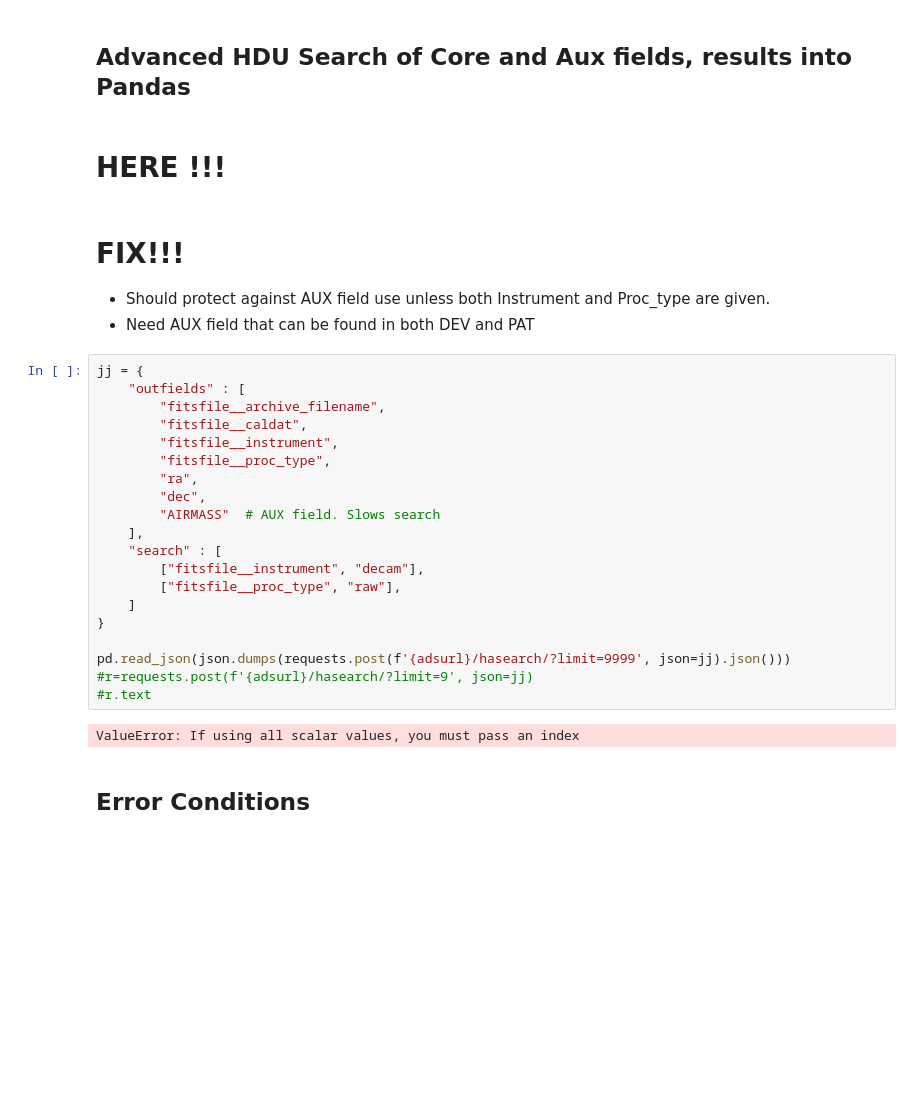
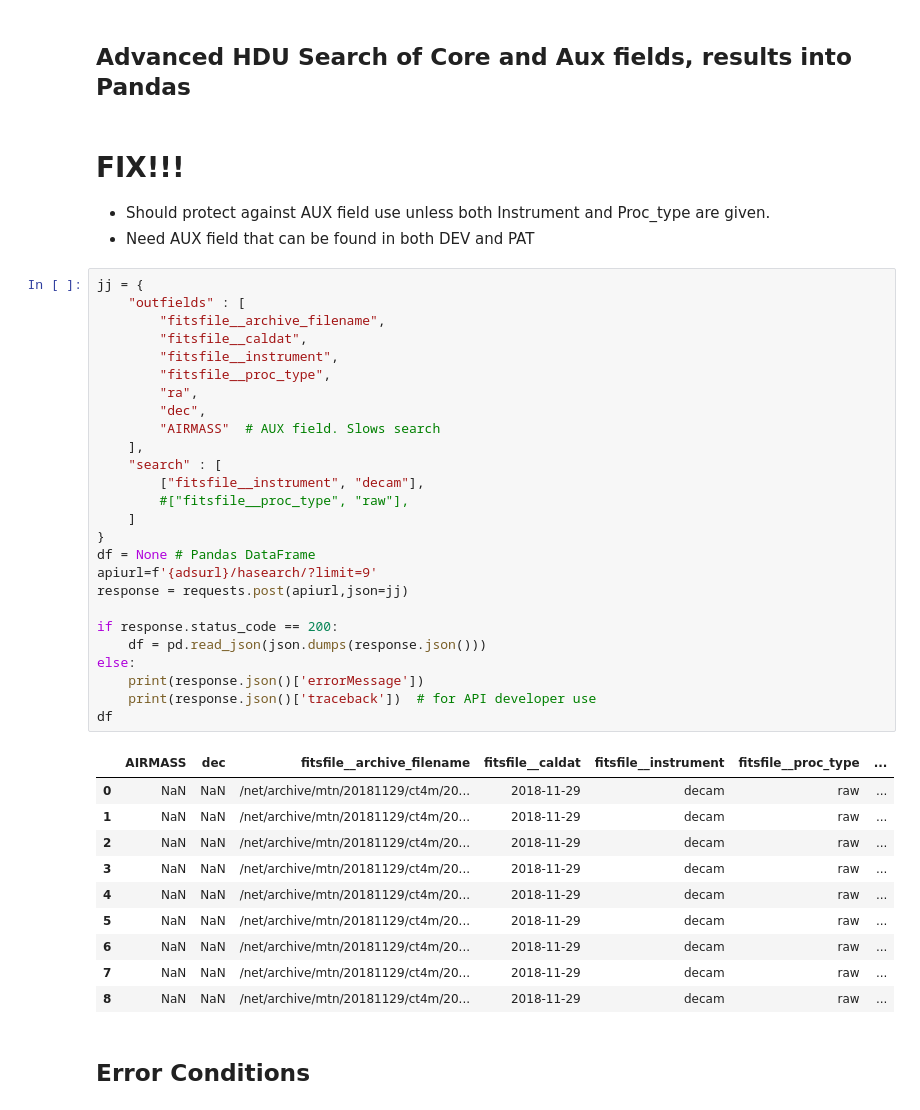
Before and after one commit to NOAO/nat-nb, a Jupyter notebook: advanced-search.ipynb, the cells around one changed output. Cells and saved outputs as stored; diff of their text form; blank space fills up the shorter version.

```diff
--- a/advanced-search.ipynb
+++ b/advanced-search.ipynb
@@ -369,8 +372,6 @@ requests.get(f'{adsurl}/aux_hdu_fields/decam/raw/').json()
  'XTENSION': 'str'}
 # %% [markdown]
 ## Advanced HDU Search of Core and Aux fields, results into Pandas <a id="hdu_search" />
-# %% [markdown]
-# HERE !!! <a id="here">
 # %% [markdown]
 # FIX!!!
 - Should protect against AUX field use unless both Instrument and Proc_type are given.
@@ -378,25 +379,40 @@ requests.get(f'{adsurl}/aux_hdu_fields/decam/raw/').json()
 # %%
 jj = {
     "outfields" : [
         "fitsfile__archive_filename",
         "fitsfile__caldat",
         "fitsfile__instrument",
         "fitsfile__proc_type",
         "ra",
         "dec",
         "AIRMASS"  # AUX field. Slows search
     ],
     "search" : [
         ["fitsfile__instrument", "decam"],
-        ["fitsfile__proc_type", "raw"],
+        #["fitsfile__proc_type", "raw"],
     ]
 }
+df = None # Pandas DataFrame
+apiurl=f'{adsurl}/hasearch/?limit=9'
+response = requests.post(apiurl,json=jj)
 
-pd.read_json(json.dumps(requests.post(f'{adsurl}/hasearch/?limit=9999', json=jj).json()))
-#r=requests.post(f'{adsurl}/hasearch/?limit=9', json=jj)
-#r.text
+if response.status_code == 200:
+    df = pd.read_json(json.dumps(response.json()))
+else:
+    print(response.json()['errorMessage'])
+    print(response.json()['traceback'])  # for API developer use
+df
 # %% [output]
-ValueError: If using all scalar values, you must pass an index
+|  | AIRMASS | dec | fitsfile__archive_filename | fitsfile__caldat | fitsfile__instrument | fitsfile__proc_type | ... |
+| 0 | NaN | NaN | /net/archive/mtn/20181129/ct4m/20... | 2018-11-29 | decam | raw | ... |
+| 1 | NaN | NaN | /net/archive/mtn/20181129/ct4m/20... | 2018-11-29 | decam | raw | ... |
+| 2 | NaN | NaN | /net/archive/mtn/20181129/ct4m/20... | 2018-11-29 | decam | raw | ... |
+| 3 | NaN | NaN | /net/archive/mtn/20181129/ct4m/20... | 2018-11-29 | decam | raw | ... |
+| 4 | NaN | NaN | /net/archive/mtn/20181129/ct4m/20... | 2018-11-29 | decam | raw | ... |
+| 5 | NaN | NaN | /net/archive/mtn/20181129/ct4m/20... | 2018-11-29 | decam | raw | ... |
+| 6 | NaN | NaN | /net/archive/mtn/20181129/ct4m/20... | 2018-11-29 | decam | raw | ... |
+| 7 | NaN | NaN | /net/archive/mtn/20181129/ct4m/20... | 2018-11-29 | decam | raw | ... |
+| 8 | NaN | NaN | /net/archive/mtn/20181129/ct4m/20... | 2018-11-29 | decam | raw | ... |
 # %% [markdown]
 ## Error Conditions <a id="errors" />
 # %% [markdown]
```
Also changed, not shown: parts of 16 cells of this notebook, 3 other files.
